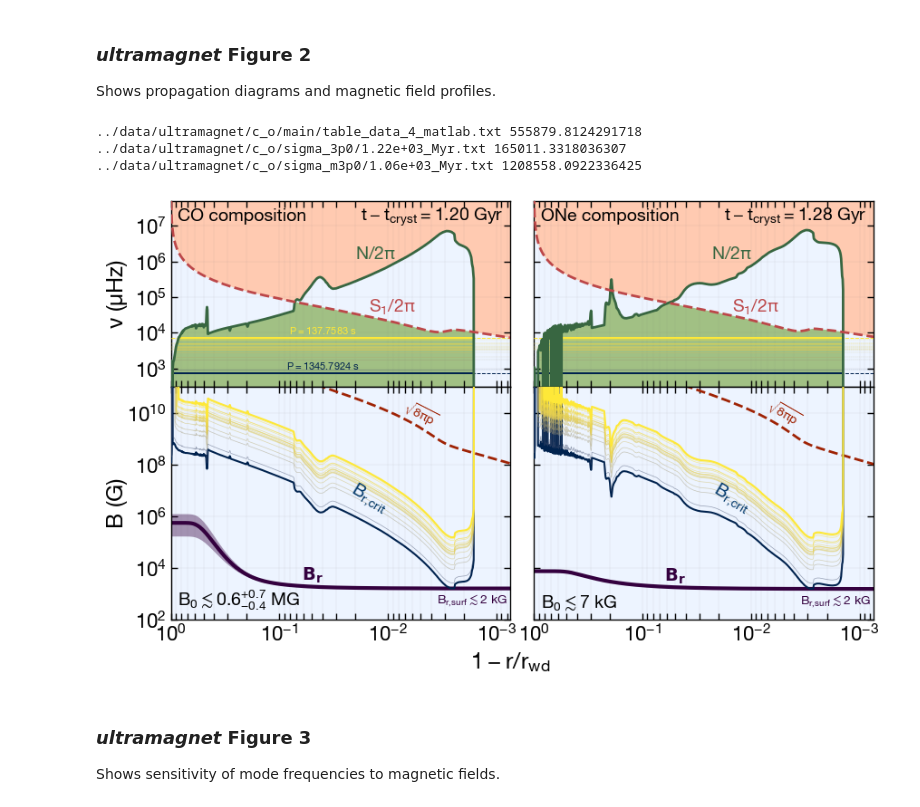
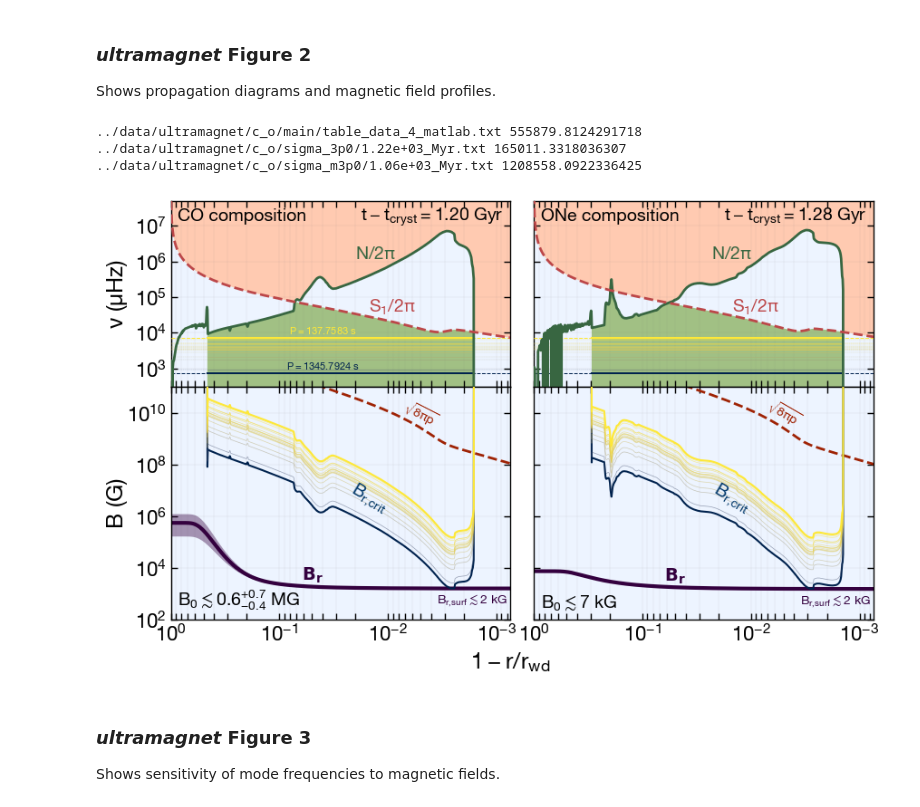
Before and after one commit to NicholasRui/qol, a Jupyter notebook: notebooks/ultramagnet_calculate_fields.ipynb, the cells around one changed output. Cells and saved outputs as stored; diff of their text form; code cells hidden in the pictures.

```diff
--- a/notebooks/ultramagnet_calculate_fields.ipynb
+++ b/notebooks/ultramagnet_calculate_fields.ipynb
@@ -24,7 +24,7 @@ c_o_rundir_minus = '../data/ultramagnet/c_o/sigma_m3p0/'
 # %% [markdown]
 First, read Daniel's files:
 # %%
-def read_ultramagnet_run(field_fname, profile_fname, B0_MG=1, name='', read_age=True):
+def read_ultramagnet_run(field_fname, profile_fname, B0_MG=1, name='', read_age=True, Rin_in_R=0):
     """
     Read Daniel Blatman's MESA profiles and magnetic field evolutions
 
@@ -57,7 +57,7 @@ def read_ultramagnet_run(field_fname, profile_fname, B0_MG=1, name='', read_age=
     Br_MG = B0_MG * B_div_B0_arr
 
     # Create Seismology object
-    seismology = Seismology(R=R, N=N, Sl1=Sl1, Rho=Rho, Br_MG=Br_MG)
+    seismology = Seismology(R=R, N=N, Sl1=Sl1, Rho=Rho, Br_MG=Br_MG, Rin_in_R=Rin_in_R)
 
     # Kludge: dynamically add attributes corresponding to other quantities
     if read_age:
@@ -96,14 +96,16 @@ run_infos.append({'name': 'CO composition',
                  'field': f'{c_o_rundir}table_data_4_matlab.txt',
                  'field+3sig': f'{c_o_rundir_plus}1.22e+03_Myr.txt',
                  'field-3sig': f'{c_o_rundir_minus}1.06e+03_Myr.txt',
-                 'gyre_rel_path': 'c_o_gyre/',
-                 'input_profile_rel_path': 'profile69.data.GYRE'})
+                 'gyre_rel_path': 'c_o_gyre_cryst/',
+                 'input_profile_rel_path': 'profile69.data.GYRE',
+                 'Rin_in_R': 0.5394855359035048})
 run_infos.append({'name': 'ONe composition',
                   'name2': 'ONe',
                  'profile': f'{o_ne_rundir}table_data_profile_4.txt',
                  'field': f'{o_ne_rundir}table_data_4_matlab.txt',
-                 'gyre_rel_path': 'o_ne_gyre/',
-                 'input_profile_rel_path': 'profile83.data.GYRE'})
+                 'gyre_rel_path': 'o_ne_gyre_cryst/',
+                 'input_profile_rel_path': 'profile83.data.GYRE',
+                 'Rin_in_R': 0.7047993802454368})
 
 # plt.figure(figsize=(10, 6))
 fig, axs = plt.subplots(2, 2, height_ratios=[4, 5], figsize=(10, 6))
@@ -118,7 +120,8 @@ for ii in range(2):
     name = run_info['name']
     profile_fname = run_info['profile']
     field_fname = run_info['field']
-    seismology = read_ultramagnet_run(field_fname=field_fname, profile_fname=profile_fname, B0_MG=B0_MG)
+    Rin_in_R = run_info['Rin_in_R']
+    seismology = read_ultramagnet_run(field_fname=field_fname, profile_fname=profile_fname, B0_MG=B0_MG, Rin_in_R=Rin_in_R)
 
     ax = axs[0,ii]
     plt.sca(ax)
@@ -138,10 +141,13 @@ for ii in range(2):
     min_N_Sl1_div_2pi_in_uHz = seismology.min_N_Sl1_div_2pi_in_uHz
     max_N_Sl1_div_2pi_in_uHz = seismology.max_N_Sl1_div_2pi_in_uHz
 
+    min_N_Sl1_div_2pi_in_uHz_with_cryst = np.copy(min_N_Sl1_div_2pi_in_uHz)
+    min_N_Sl1_div_2pi_in_uHz_with_cryst[seismology.R / seismology.R[0] < seismology.Rin_in_R] *= 1e-10
+
     lw = 3
     plt.plot(one_minus_frac_R, N_div_2pi_in_uHz, c='#386641', ls='-', label='$N/2\pi$', lw=2, zorder=30000)
     plt.plot(one_minus_frac_R, Sl_div_2pi_in_uHz(l), c='#BC4749', ls='--', label=f'$S{l}/2\pi$', lw=2, zorder=30000)
-    plt.fill_between(one_minus_frac_R, min_N_Sl1_div_2pi_in_uHz, 1e-10 * min_N_Sl1_div_2pi_in_uHz, color='#A1C084', lw=0, zorder=-np.inf)
+    plt.fill_between(one_minus_frac_R, min_N_Sl1_div_2pi_in_uHz_with_cryst, 1e-10 * min_N_Sl1_div_2pi_in_uHz, color='#A1C084', lw=0, zorder=-np.inf)
     plt.fill_between(one_minus_frac_R, max_N_Sl1_div_2pi_in_uHz, 1e10 * max_N_Sl1_div_2pi_in_uHz, color='#FFCAB1', lw=0, zorder=-np.inf)
 
     # plot all modes
@@ -259,34 +265,34 @@ ax = axs[1,0]
 # ax.text(6e-4, 1.1e8, r'$\sqrt{8\pi p}$', c='xkcd:burnt red', ha='center', fontsize=smallfontsize, rotation=-12-6)
 # ax.text(6e-4, 2.2e4, r'$\sqrt{4\pi\rho}v_{conv}$', c='xkcd:lightish blue', ha='center', fontsize=smallfontsize)
 ax.text(1.5e-2, 1.6e6, r'$B_{r,\!crit}$', c='xkcd:marine blue', ha='center', rotation=-24-7, zorder=2000)
 
 ax = axs[1,1]
 # ax.text(1.8e-3, 2e9, r'$\sqrt{8\pi p}$', c='xkcd:burnt red', ha='center', fontsize=smallfontsize, rotation=-14.5-6)
 # ax.text(3.5e-4, 3e4, r'$\sqrt{4\pi\rho}v_{conv}$', c='xkcd:lightish blue', ha='center', fontsize=smallfontsize)
 # ax.text(1.02e-2, 1.6e6, r'$B_{r,crit}$', c='xkcd:marine blue', ha='center', rotation=-21-7, zorder=2000)
 # ax.text(6e-4, 1.1e8, r'$\sqrt{8\pi p}$', c='xkcd:burnt red', ha='center', fontsize=smallfontsize, rotation=-12-6)
 # ax.text(6e-4, 2.2e4, r'$\sqrt{4\pi\rho}v_{conv}$', c='xkcd:lightish blue', ha='center', fontsize=smallfontsize)
 ax.text(1.5e-2, 1.6e6, r'$B_{r,\!crit}$', c='xkcd:marine blue', ha='center', rotation=-24-7, zorder=2000)
 
 ax = axs[1,0]
 Xp = 5e-3
 Bp = 3e9
 ax.text(Xp, Bp, r'$\sqrt{8\pi p}$', c='xkcd:burnt red', ha='center', fontsize=smallfontsize, rotation=-27)
 ax = axs[1,1]
 ax.text(Xp, Bp, r'$\sqrt{8\pi p}$', c='xkcd:burnt red', ha='center', fontsize=smallfontsize, rotation=-30)
 
 plt.subplots_adjust(wspace=0.07, hspace=0)
 
 import qol.defaults as defaults
 fig.supxlabel(r'$1-r/r_{wd}$', fontsize=defaults.vis_label_size)
 
 
 plt.savefig('ultramagnet_seismology.pdf')
 # %% [output]
 ../data/ultramagnet/c_o/main/table_data_4_matlab.txt 555879.8124291718
 ../data/ultramagnet/c_o/sigma_3p0/1.22e+03_Myr.txt 165011.3318036307
 ../data/ultramagnet/c_o/sigma_m3p0/1.06e+03_Myr.txt 1208558.0922336425
-[figure, old version]
+[figure, new version]
 # %% [markdown]
 ### *ultramagnet* Figure 3
 
```
Also changed, not shown: parts of 1 cell of this notebook, 3 other files.
